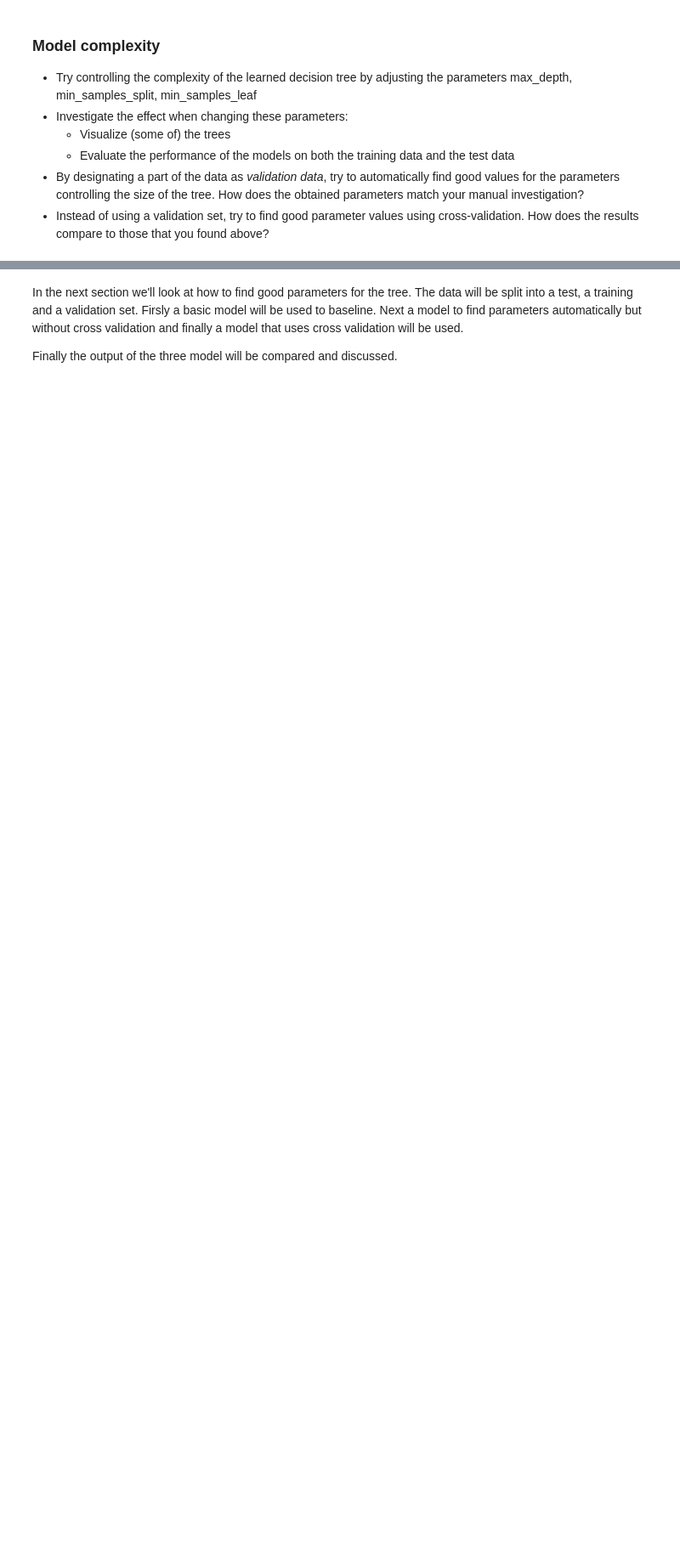
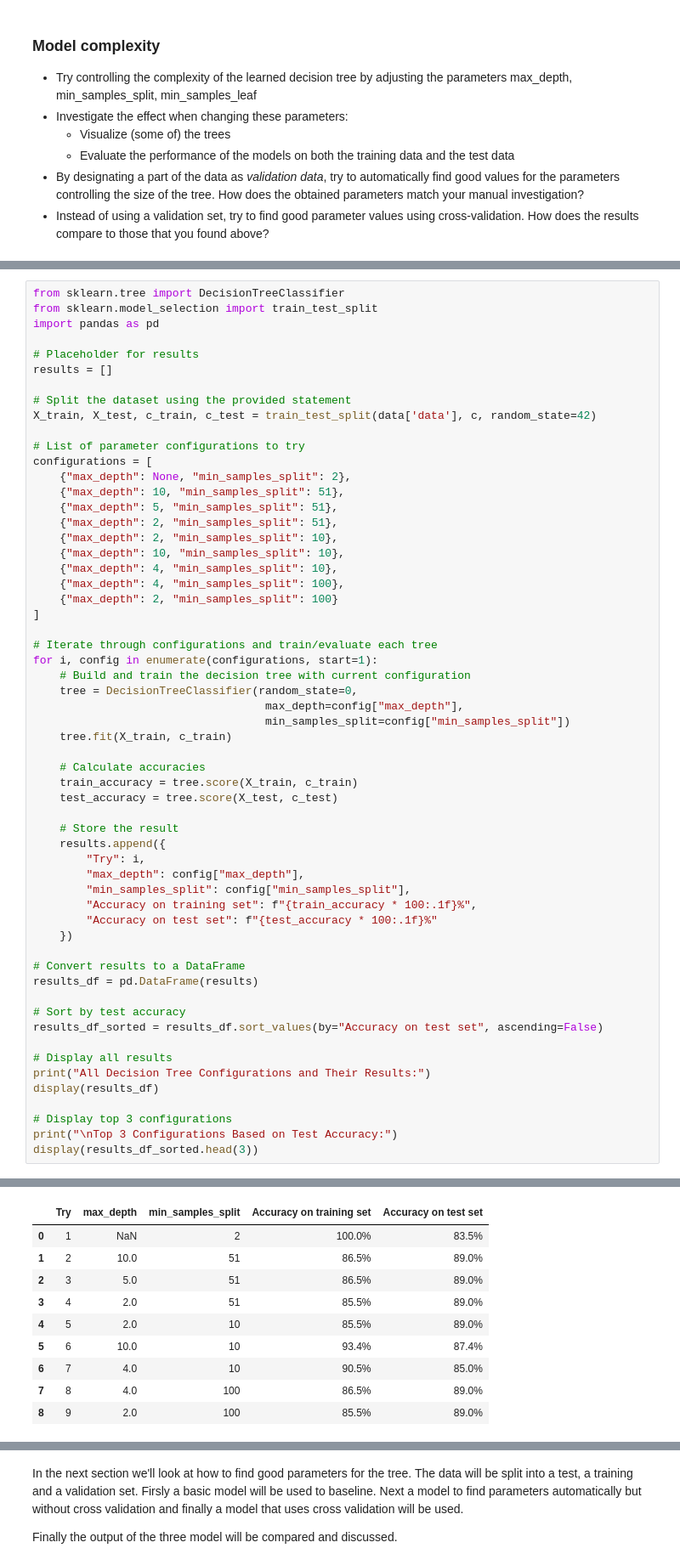
Before and after one commit to kennethelong/firstPyhtonProject, a Jupyter notebook: Exam/Exercise_sheet.ipynb, the cells around one changed output, grey strips where cells are left out. Shown at 85% size. Saved outputs shown, nothing was run; the diff lists cells and outputs as text; blank space fills up the shorter version.

```diff
--- a/Exam/Exercise_sheet.ipynb
+++ b/Exam/Exercise_sheet.ipynb
@@ -439,3 +440,62 @@ with open("tree_control.dot") as f:
 display(graphviz.Source(dot_graph))
 # %% [output]
 [drawing not drawn]
+# %%
+from sklearn.tree import DecisionTreeClassifier
+from sklearn.model_selection import train_test_split
+import pandas as pd
+
+# Placeholder for results
+results = []
+
+# Split the dataset using the provided statement
+X_train, X_test, c_train, c_test = train_test_split(data['data'], c, random_state=42)
+
+# List of parameter configurations to try
+configurations = [
+    {"max_depth": None, "min_samples_split": 2},
+    {"max_depth": 10, "min_samples_split": 51},
+    {"max_depth": 5, "min_samples_split": 51},
+    {"max_depth": 2, "min_samples_split": 51},
+    {"max_depth": 2, "min_samples_split": 10},
+    {"max_depth": 10, "min_samples_split": 10},
+    {"max_depth": 4, "min_samples_split": 10},
+    {"max_depth": 4, "min_samples_split": 100},
+    {"max_depth": 2, "min_samples_split": 100}
+]
+
+# Iterate through configurations and train/evaluate each tree
+for i, config in enumerate(configurations, start=1):
+    # Build and train the decision tree with current configuration
+    tree = DecisionTreeClassifier(random_state=0,
+                                   max_depth=config["max_depth"],
+                                   min_samples_split=config["min_samples_split"])
+    tree.fit(X_train, c_train)
+
+    # Calculate accuracies
+    train_accuracy = tree.score(X_train, c_train)
+    test_accuracy = tree.score(X_test, c_test)
+
+    # Store the result
+    results.append({
+        "Try": i,
+        "max_depth": config["max_depth"],
+        "min_samples_split": config["min_samples_split"],
+        "Accuracy on training set": f"{train_accuracy * 100:.1f}%",
+        "Accuracy on test set": f"{test_accuracy * 100:.1f}%"
+    })
+
+# Convert results to a DataFrame
+results_df = pd.DataFrame(results)
+
+# Sort by test accuracy
+results_df_sorted = results_df.sort_values(by="Accuracy on test set", ascending=False)
+
+# Display all results
+print("All Decision Tree Configurations and Their Results:")
+display(results_df)
+
+# Display top 3 configurations
+print("\nTop 3 Configurations Based on Test Accuracy:")
+display(results_df_sorted.head(3))
+# %% [output]
@@ -441,0 +503,10 @@ display(graphviz.Source(dot_graph))
+|  | Try | max_depth | min_samples_split | Accuracy on training set | Accuracy on test set |
+| 0 | 1 | NaN | 2 | 100.0% | 83.5% |
+| 1 | 2 | 10.0 | 51 | 86.5% | 89.0% |
+| 2 | 3 | 5.0 | 51 | 86.5% | 89.0% |
+| 3 | 4 | 2.0 | 51 | 85.5% | 89.0% |
+| 4 | 5 | 2.0 | 10 | 85.5% | 89.0% |
+| 5 | 6 | 10.0 | 10 | 93.4% | 87.4% |
+| 6 | 7 | 4.0 | 10 | 90.5% | 85.0% |
+| 7 | 8 | 4.0 | 100 | 86.5% | 89.0% |
+| 8 | 9 | 2.0 | 100 | 85.5% | 89.0% |
```
Also changed, not shown: parts of 17 cells of this notebook, 1 other file.
